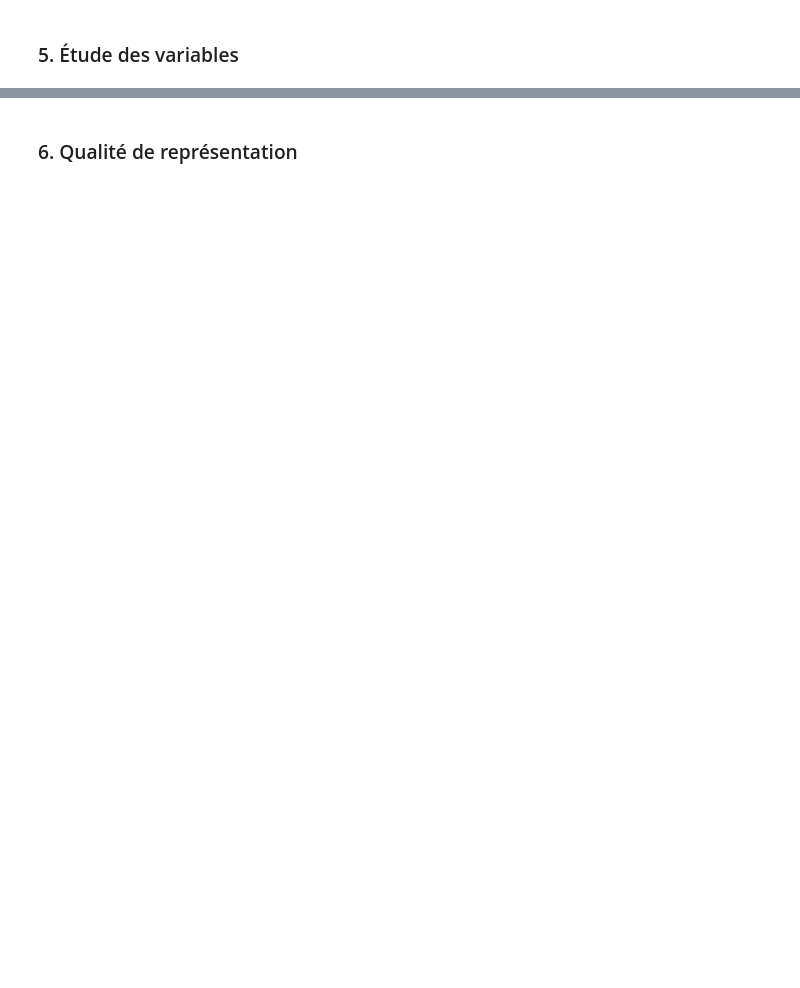
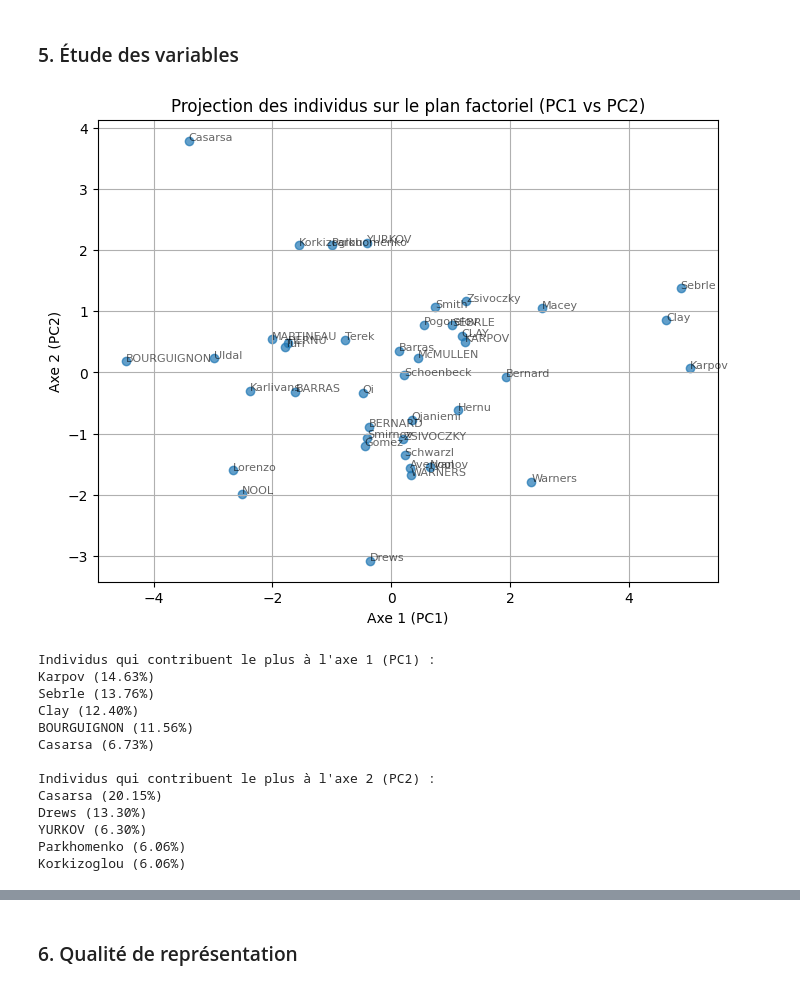
Before and after one commit to NiceSoyce/DS_Lab2, a Jupyter notebook: robert_thibault_lab2.ipynb, the cells around one changed output, grey strips where cells are left out. Saved outputs shown, nothing was run; the diff lists cells and outputs as text; code cells hidden in the pictures; blank space fills up the shorter version.

```diff
--- a/robert_thibault_lab2.ipynb
+++ b/robert_thibault_lab2.ipynb
@@ -120,2 +166,52 @@ On retient 6 axes principaux car ils expliquent 88.62% de la variance totale, ce
 # %% [markdown]
 ### 5. Étude des variables
+# %%
+# Analyse de la position des individus dans les plans factoriels (ACP)
+# On projette les individus sur les deux premiers axes principaux
+
+plt.figure(figsize=(8, 6))
+plt.scatter(X_pca[:, 0], X_pca[:, 1], alpha=0.7)
+for i, name in enumerate(df["Athlets"]):
+    plt.text(X_pca[i, 0], X_pca[i, 1], name, fontsize=8, alpha=0.6)
+
+plt.xlabel("Axe 1 (PC1)")
+plt.ylabel("Axe 2 (PC2)")
+plt.title("Projection des individus sur le plan factoriel (PC1 vs PC2)")
+plt.grid(True)
+plt.show()
+
+# Identifier les regroupements ou oppositions :
+# - Les individus proches sur le graphique sont similaires selon les variables retenues.
+# - Les groupes d'individus forment des clusters (regroupements).
+# - Les individus opposés sur un axe ont des profils très différents sur la composante principale correspondante.
+
+# Déterminer les individus qui contribuent le plus à chaque axe :
+# Contribution = (coordonnée sur l'axe)^2 / somme des (coordonnées sur l'axe)^2
+contrib_PC1 = (X_pca[:, 0] ** 2) / np.sum(X_pca[:, 0] ** 2)
+contrib_PC2 = (X_pca[:, 1] ** 2) / np.sum(X_pca[:, 1] ** 2)
+
+top_PC1 = np.argsort(contrib_PC1)[::-1][:5]
+top_PC2 = np.argsort(contrib_PC2)[::-1][:5]
+
+print("Individus qui contribuent le plus à l'axe 1 (PC1) :")
+for idx in top_PC1:
+    print(f"{df['Athlets'].iloc[idx]} ({contrib_PC1[idx]*100:.2f}%)")
+
+print("\nIndividus qui contribuent le plus à l'axe 2 (PC2) :")
+for idx in top_PC2:
+    print(f"{df['Athlets'].iloc[idx]} ({contrib_PC2[idx]*100:.2f}%)")
+# %% [output]
+[figure, added]
+Individus qui contribuent le plus à l'axe 1 (PC1) :
+Karpov (14.63%)
+Sebrle (13.76%)
+Clay (12.40%)
+BOURGUIGNON (11.56%)
+Casarsa (6.73%)
+
+Individus qui contribuent le plus à l'axe 2 (PC2) :
+Casarsa (20.15%)
+Drews (13.30%)
+YURKOV (6.30%)
+Parkhomenko (6.06%)
+Korkizoglou (6.06%)
```
Also changed, not shown: parts of 8 cells of this notebook.
